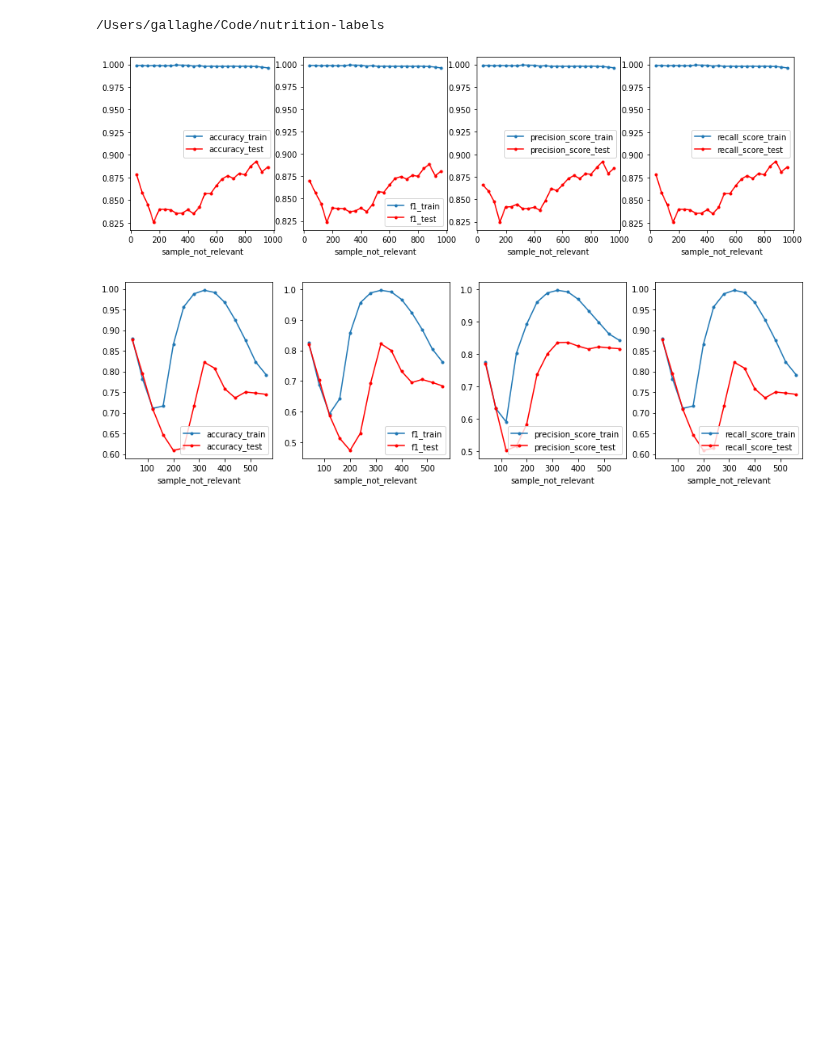
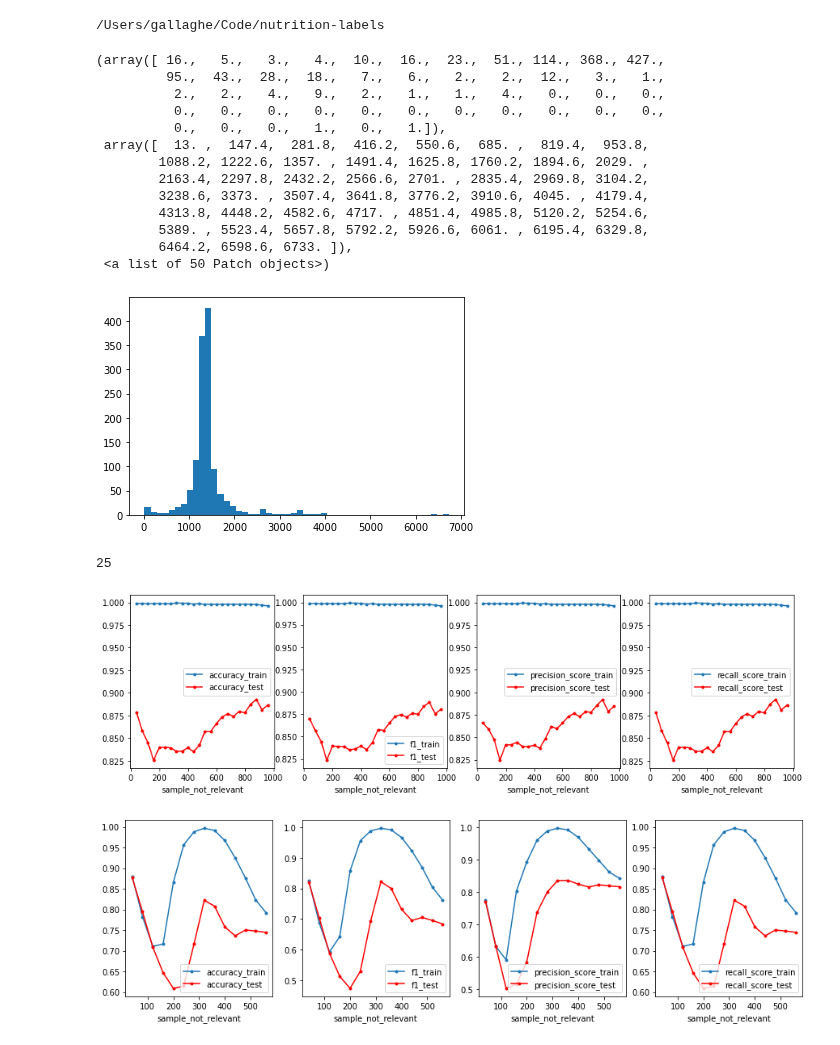
Before and after one commit to wellcometrust/nutrition-labels, a Jupyter notebook: notebooks/Grant tagger experimentation.ipynb, the cells around one changed output. Drawn from its saved outputs; the diff is of its cells as text; code cells hidden in the pictures; blank space fills up the shorter version.

Commit message:
Update grant tagger experiments notebook with a histogram of description lengths

```diff
--- a/notebooks/Grant tagger experimentation.ipynb
+++ b/notebooks/Grant tagger experimentation.ipynb
@@ -9,6 +9,27 @@ cd ..
 from nutrition_labels.grant_tagger import GrantTagger
 # %%
 data = pd.read_csv('data/processed/training_data.csv')
+# %%
+plt.hist(data['Description'].apply(len), bins=50)
+# %% [output]
+(array([ 16.,   5.,   3.,   4.,  10.,  16.,  23.,  51., 114., 368., 427.,
+         95.,  43.,  28.,  18.,   7.,   6.,   2.,   2.,  12.,   3.,   1.,
+          2.,   2.,   4.,   9.,   2.,   1.,   1.,   4.,   0.,   0.,   0.,
+          0.,   0.,   0.,   0.,   0.,   0.,   0.,   0.,   0.,   0.,   0.,
+          0.,   0.,   0.,   1.,   0.,   1.]),
+ array([  13. ,  147.4,  281.8,  416.2,  550.6,  685. ,  819.4,  953.8,
+        1088.2, 1222.6, 1357. , 1491.4, 1625.8, 1760.2, 1894.6, 2029. ,
+        2163.4, 2297.8, 2432.2, 2566.6, 2701. , 2835.4, 2969.8, 3104.2,
+        3238.6, 3373. , 3507.4, 3641.8, 3776.2, 3910.6, 4045. , 4179.4,
+        4313.8, 4448.2, 4582.6, 4717. , 4851.4, 4985.8, 5120.2, 5254.6,
+        5389. , 5523.4, 5657.8, 5792.2, 5926.6, 6061. , 6195.4, 6329.8,
+        6464.2, 6598.6, 6733. ]),
+ <a list of 50 Patch objects>)
+[figure, added]
+# %%
+len([d for d in data['Description'] if len(d)<500])
+# %% [output]
+25
 # %%
 def run_experiment(sample_not_relevant_range, num_repeats, vectorizer_type):
     experiments_results = []
```
Also changed, not shown: parts of 1 cell of this notebook.
